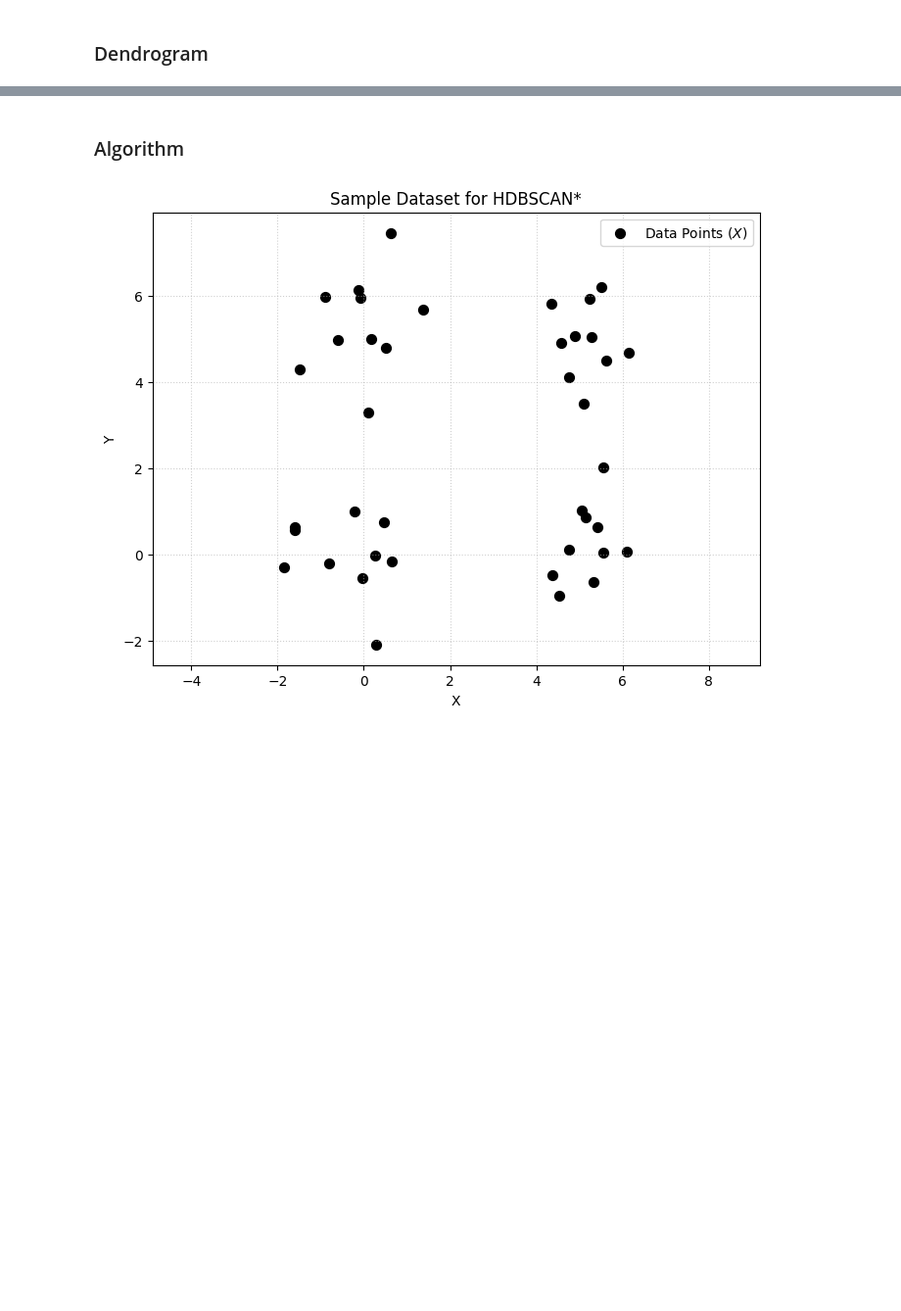
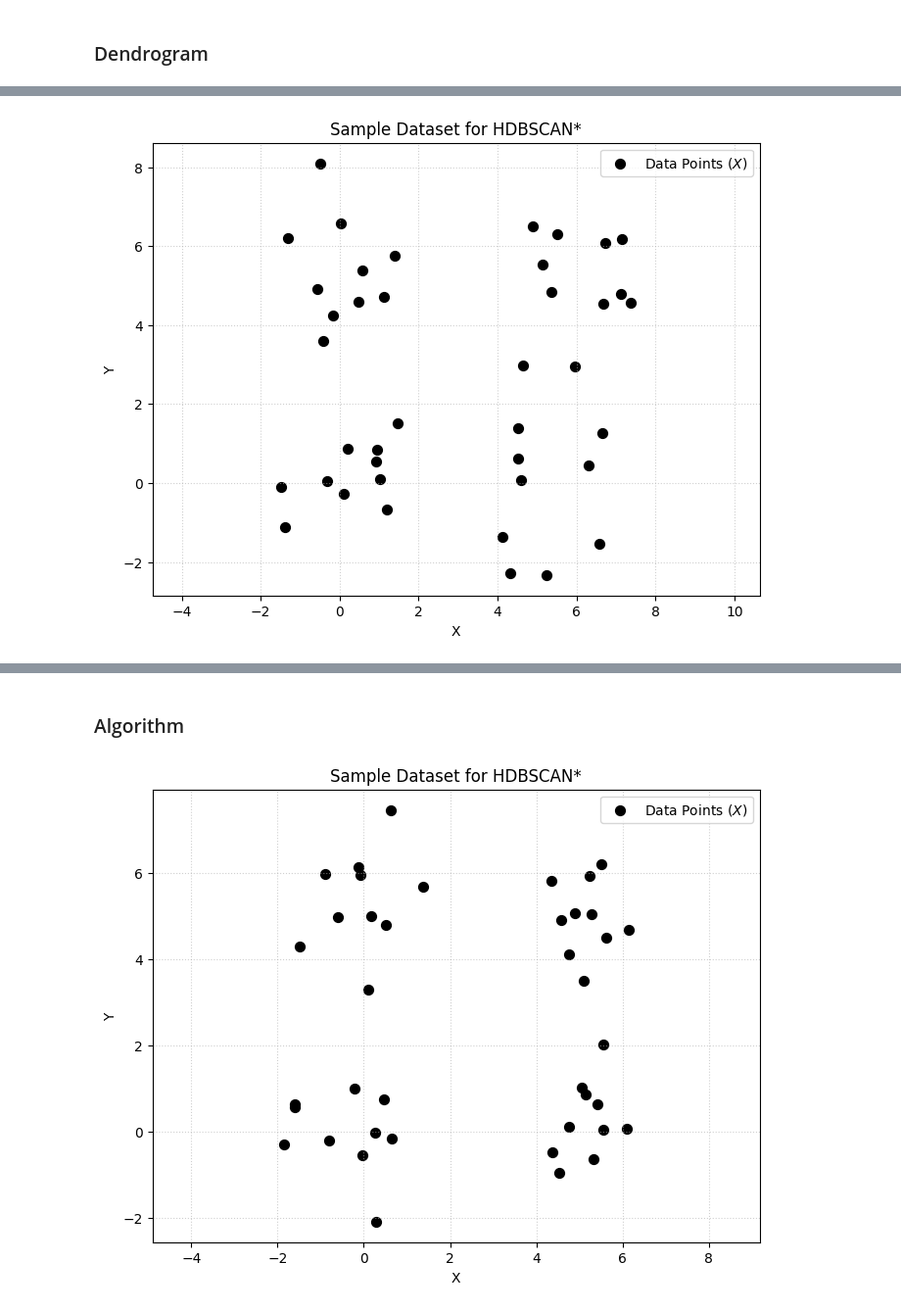
Before and after one commit to carlos-vf/HDBSCAN, a Jupyter notebook: HDBSCAN.ipynb, the cells around one changed output, grey strips where cells are left out. Shown at 98% size. Saved outputs shown, nothing was run; the diff lists cells and outputs as text; code cells hidden in the pictures; blank space fills up the shorter version.

```diff
--- a/HDBSCAN.ipynb
+++ b/HDBSCAN.ipynb
@@ -437,0 +451,50 @@ The hierarchy is constructed by treating the dataset as a dynamic graph that evo
+# %%
+# Generate 4 clusters (2D) for testing
+c1  = np.random.randn(10, 2) + np.array([0, 0])
+c2  = np.random.randn(10, 2) + np.array([5, 5])
+c3  = np.random.randn(10, 2) + np.array([0, 5])
+c4  = np.random.randn(10, 2) + np.array([5, 0])
+X   = np.vstack((c1, c2, c3, c4))
+
+m_pts = 4
+
+# Plotting
+plt.figure(figsize=(8, 6))
+plt.scatter(X[:, 0], X[:, 1], c='black', marker='o', s=50, label='Data Points ($X$)')
+plt.title('Sample Dataset for HDBSCAN*')
+plt.xlabel('X')
+plt.ylabel('Y')
+plt.legend(loc='upper right')
+plt.axis('equal')
+plt.grid(True, linestyle=':', alpha=0.6)
+plt.show()
+
+
+def plot_cluster_evolution(hierarchy):
+    '''
+    Plot the evolution of clusters and noise points across the hierarchy.
+    '''
+
+    scales = [h['scale'] for h in hierarchy]
+    n_clusters = [h['n_clusters'] for h in hierarchy]
+    n_noise = [np.sum(h['labels'] == 0) for h in hierarchy]
+
+    fig, ax1 = plt.subplots(figsize=(10, 6))
+
+    color = 'tab:red'
+    ax1.set_xlabel(r'Scale ($\epsilon$)')
+    ax1.set_ylabel('Number of Noise Points', color=color)
+    ax1.plot(scales, n_noise, color=color)
+    ax1.tick_params(axis='y', labelcolor=color)
+    ax1.invert_xaxis() # Hierarchy goes from high scale to low scale
+
+    ax2 = ax1.twinx()
+    color = 'tab:blue'
+    ax2.set_ylabel('Number of Clusters', color=color)
+    ax2.step(scales, n_clusters, color=color)
+    ax2.tick_params(axis='y', labelcolor=color)
+
+    plt.title("Evolution of HDBSCAN* Hierarchy")
+    plt.show()
+# %% [output]
+[figure, added]
```
Also changed, not shown: parts of 11 cells of this notebook.
